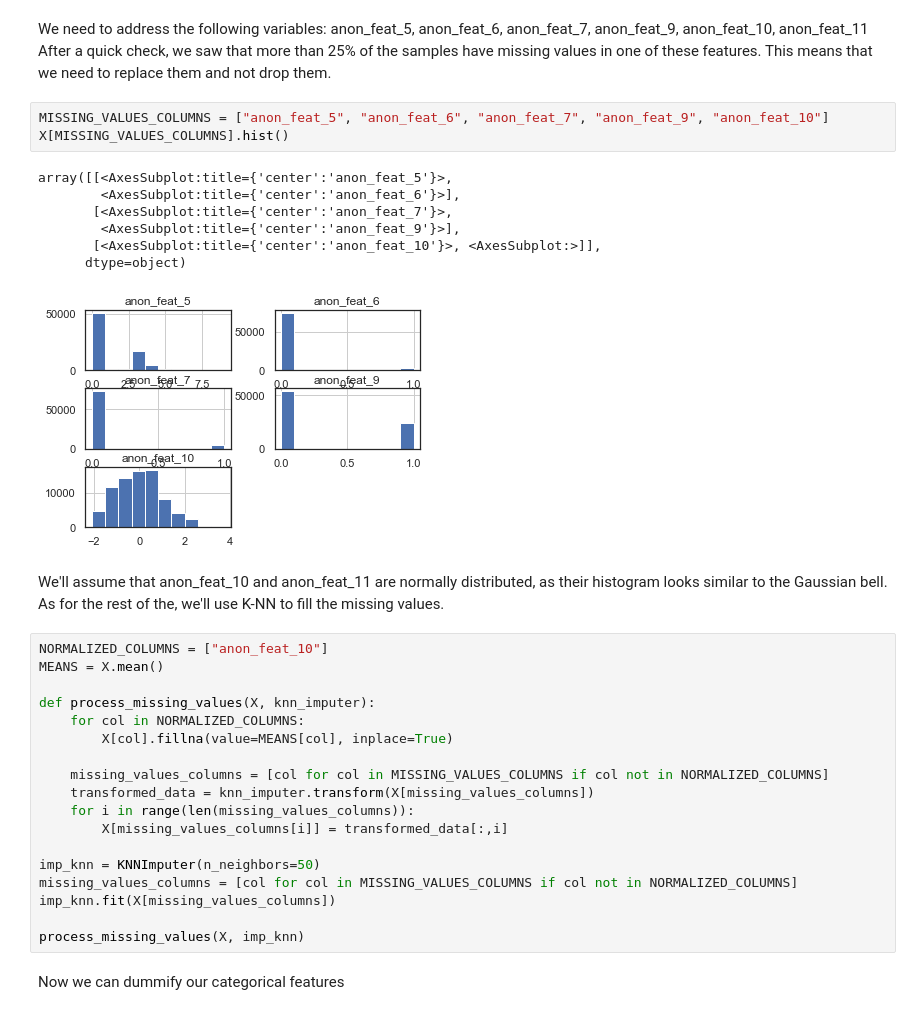
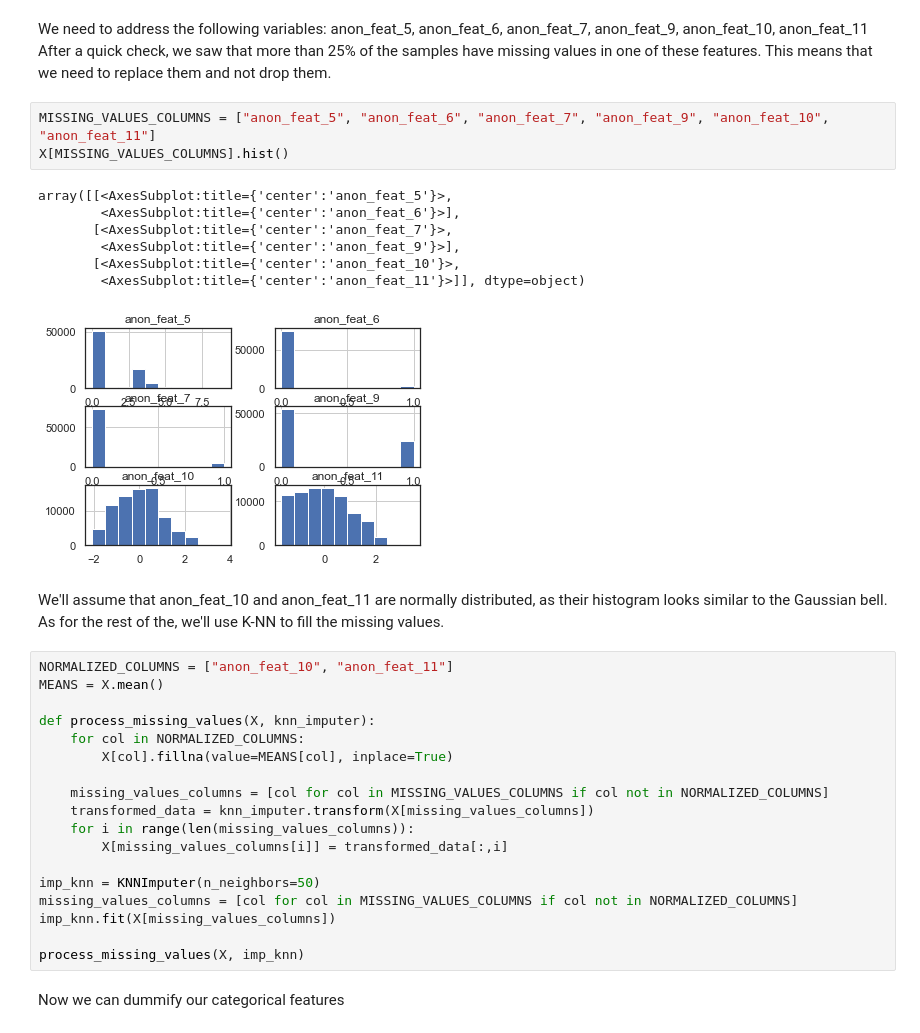
Before and after one commit to ofekinger/ML_Final_Project, a Jupyter notebook: submission.ipynb, the cells around one changed output. Drawn from its saved outputs; the diff is of its cells as text.

```diff
--- a/submission.ipynb
+++ b/submission.ipynb
@@ -399,22 +400,22 @@ We need to address the following variables: anon_feat_5, anon_feat_6, anon_feat_
 After a quick check, we saw that more than 25% of the samples have missing values in one of these features.
 This means that we need to replace them and not drop them.
 # %%
-MISSING_VALUES_COLUMNS = ["anon_feat_5", "anon_feat_6", "anon_feat_7", "anon_feat_9", "anon_feat_10"]
+MISSING_VALUES_COLUMNS = ["anon_feat_5", "anon_feat_6", "anon_feat_7", "anon_feat_9", "anon_feat_10", "anon_feat_11"]
 X[MISSING_VALUES_COLUMNS].hist()
 # %% [output]
 array([[<AxesSubplot:title={'center':'anon_feat_5'}>,
         <AxesSubplot:title={'center':'anon_feat_6'}>],
        [<AxesSubplot:title={'center':'anon_feat_7'}>,
         <AxesSubplot:title={'center':'anon_feat_9'}>],
-       [<AxesSubplot:title={'center':'anon_feat_10'}>, <AxesSubplot:>]],
-      dtype=object)
+       [<AxesSubplot:title={'center':'anon_feat_10'}>,
+        <AxesSubplot:title={'center':'anon_feat_11'}>]], dtype=object)
-[figure, old version]
+[figure, new version]
 # %% [markdown]
 We'll assume that anon_feat_10 and anon_feat_11 are normally distributed,
 as their histogram looks similar to the Gaussian bell. <br/>
 As for the rest of the, we'll use K-NN to fill the missing values.
 # %%
-NORMALIZED_COLUMNS = ["anon_feat_10"]
+NORMALIZED_COLUMNS = ["anon_feat_10", "anon_feat_11"]
 MEANS = X.mean()
 
 def process_missing_values(X, knn_imputer):
```
Also changed, not shown: parts of 17 cells of this notebook.
